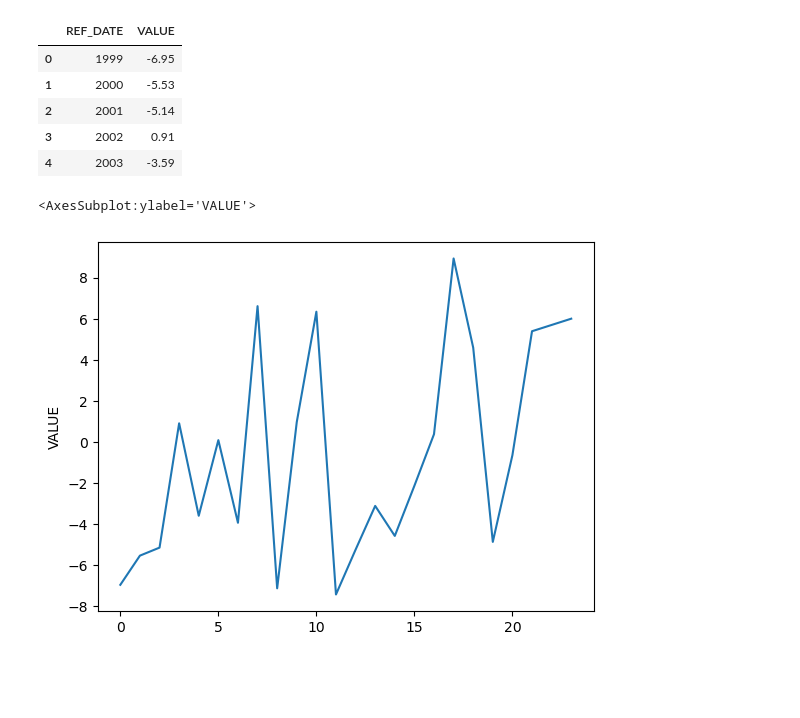
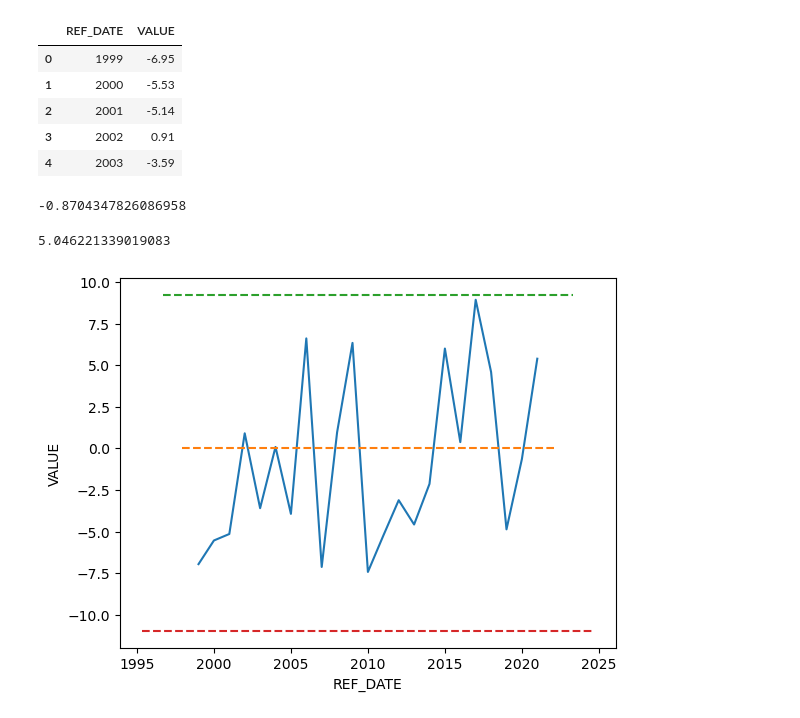
Before and after one commit to craig-sloss/public_data_analysis, a Jupyter notebook: notebooks/trend_investigation.ipynb, the cells around one changed output. Cells and saved outputs as stored; diff of their text form; code cells hidden in the pictures; blank space fills up the shorter version.

```diff
--- a/notebooks/trend_investigation.ipynb
+++ b/notebooks/trend_investigation.ipynb
@@ -69,8 +142,29 @@ WR_change_data.head()
 | 2 | 2001 | -5.14 |
 | 3 | 2002 | 0.91 |
 | 4 | 2003 | -3.59 |
+# %%
+mean_change = WR_change_data['VALUE'].mean()
+mean_change
+# %% [output]
+-0.8704347826086958
+# %%
+std_change = WR_change_data['VALUE'].std()
+std_change
+# %% [output]
+5.046221339019083
 # %%
-sns.lineplot(data = WR_change_data['VALUE'])
+sns.lineplot(data = WR_change_data, x = 'REF_DATE', y = 'VALUE')
+import matplotlib.pyplot as plt
+import numpy as np
+
+def abline(slope, intercept):
+    """Plot a line from slope and intercept"""
+    axes = plt.gca()
+    x_vals = np.array(axes.get_xlim())
+    y_vals = intercept + slope * x_vals
+    plt.plot(x_vals, y_vals, '--')
+abline(slope = 0, intercept = 0)
+abline(slope = 0, intercept = mean_change + 2 * std_change)
+abline(slope = 0, intercept = mean_change - 2 * std_change)
 # %% [output]
-<AxesSubplot:ylabel='VALUE'>
-[figure, old version]
+[figure, new version]
```
Also changed, not shown: parts of 9 cells of this notebook, 1 other file.
